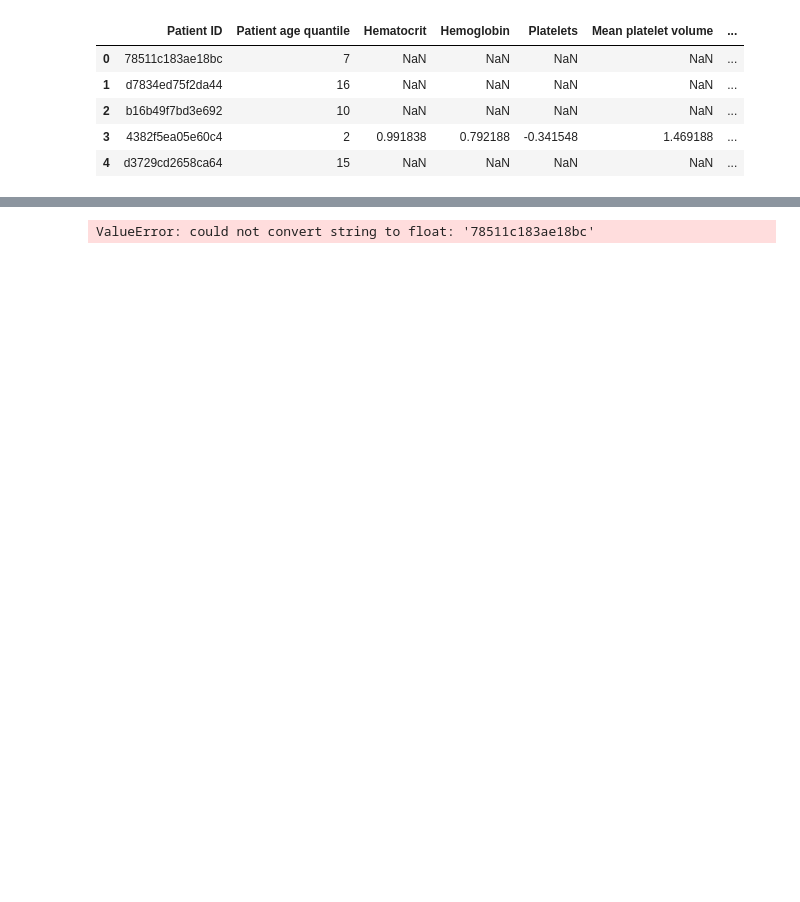
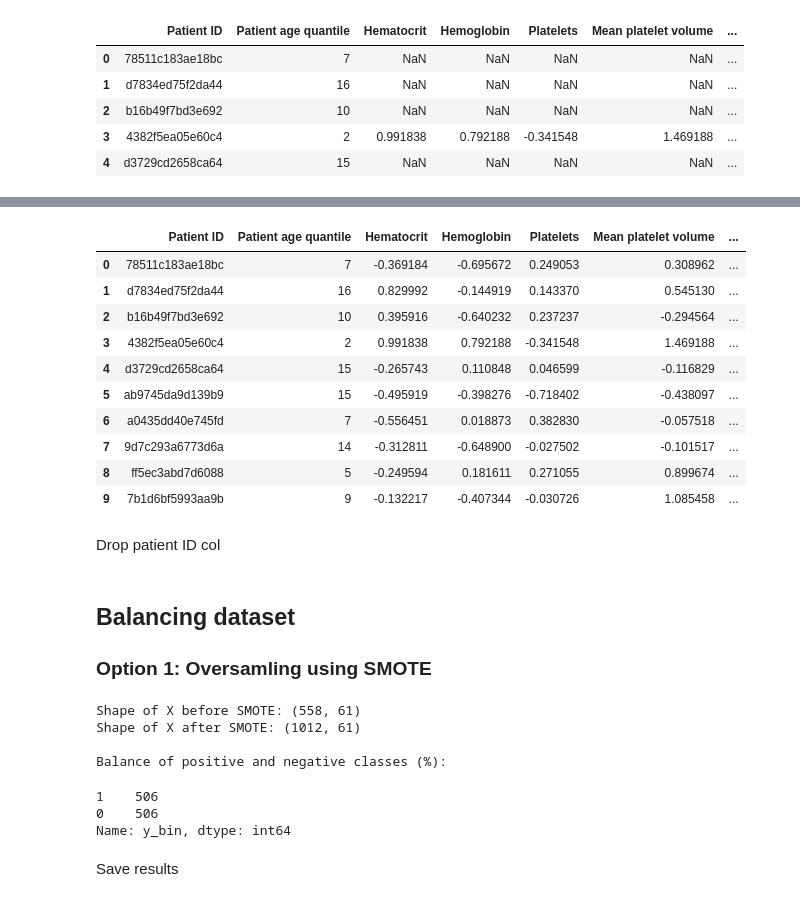
Before and after one commit to Yilin-Ye/ds_case_1_team_2, a Jupyter notebook: data_cleaning_eng/dataset_creation.ipynb, the cells around one changed output, grey strips where cells are left out. Drawn from its saved outputs; the diff is of its cells as text; code cells hidden in the pictures; blank space fills up the shorter version.

Commit message:
completed balancing data #30

```diff
--- a/data_cleaning_eng/dataset_creation.ipynb
+++ b/data_cleaning_eng/dataset_creation.ipynb
@@ -199,0 +206,19 @@ I don't think this will work until NA's are sorted out...
+# %%
+df = pd.read_csv("../data/data_imputed.csv")
+# remove non-numeric cols we don't need bc decided not to impute
+df.drop(df.loc[:, 'Influenza B, rapid test':'...1'].columns, axis = 1, inplace = True)
+df.head(10)
+# %% [output]
+|  | Patient ID | Patient age quantile | Hematocrit | Hemoglobin | Platelets | Mean platelet volume | ... |
+| 0 | 78511c183ae18bc | 7 | -0.369184 | -0.695672 | 0.249053 | 0.308962 | ... |
+| 1 | d7834ed75f2da44 | 16 | 0.829992 | -0.144919 | 0.143370 | 0.545130 | ... |
+| 2 | b16b49f7bd3e692 | 10 | 0.395916 | -0.640232 | 0.237237 | -0.294564 | ... |
+| 3 | 4382f5ea05e60c4 | 2 | 0.991838 | 0.792188 | -0.341548 | 1.469188 | ... |
+| 4 | d3729cd2658ca64 | 15 | -0.265743 | 0.110848 | 0.046599 | -0.116829 | ... |
+| 5 | ab9745da9d139b9 | 15 | -0.495919 | -0.398276 | -0.718402 | -0.438097 | ... |
+| 6 | a0435dd40e745fd | 7 | -0.556451 | 0.018873 | 0.382830 | -0.057518 | ... |
+| 7 | 9d7c293a6773d6a | 14 | -0.312811 | -0.648900 | -0.027502 | -0.101517 | ... |
+| 8 | ff5ec3abd7d6088 | 5 | -0.249594 | 0.181611 | 0.271055 | 0.899674 | ... |
+| 9 | 7b1d6bf5993aa9b | 9 | -0.132217 | -0.407344 | -0.030726 | 1.085458 | ... |
+# %% [markdown]
+Drop patient ID col
@@ -200,11 +227,15 @@ I don't think this will work until NA's are sorted out...
+# %% [markdown]
+## Balancing dataset
+
+### Option 1: Oversamling using SMOTE
 # %%
 from imblearn.over_sampling import SMOTE
 
 # split into X & y
-X, y = df.drop(['y', 'y_bin'], axis = 1, inplace = False), df['y_bin']
+X, y = df.drop(['y_bin'], axis = 1, inplace = False), df['y_bin']
 
 # init
-sm = SMOTE(random_state=42)
+sm = SMOTE(random_state=42, sampling_strategy = "not majority")
 
 # resample
 X_sm, y_sm = sm.fit_resample(X, y)
@@ -213,6 +244,14 @@ print(f'''Shape of X before SMOTE: {X.shape}
 Shape of X after SMOTE: {X_sm.shape}''')
 
 print('\nBalance of positive and negative classes (%):')
-y_sm.value_counts(normalize=True) * 100
+y_sm.value_counts()
 # %% [output]
-ValueError: could not convert string to float: '78511c183ae18bc'
+Shape of X before SMOTE: (558, 61)
+Shape of X after SMOTE: (1012, 61)
+
+Balance of positive and negative classes (%):
+1    506
+0    506
+Name: y_bin, dtype: int64
+# %% [markdown]
+Save results
```
Also changed, not shown: parts of 19 cells of this notebook, 2 other files.
